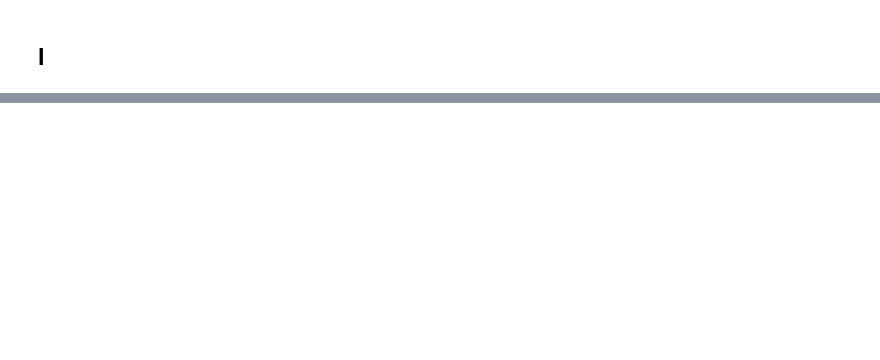
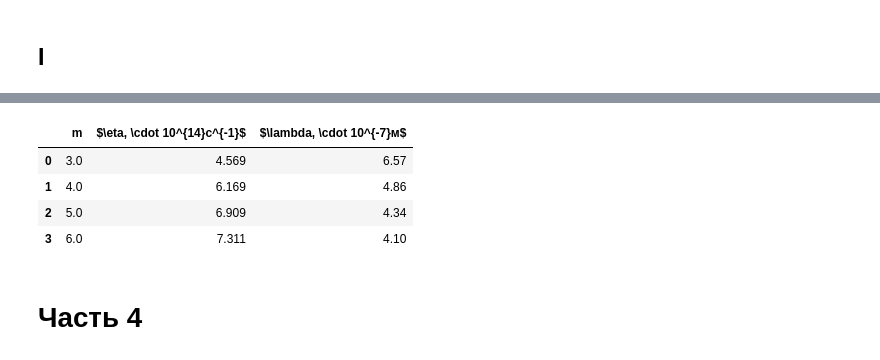
Before and after one commit to rationalex/MIPT_labs, a Jupyter notebook: 6_term/H2_Spectre.ipynb, the cells around one changed output, grey strips where cells are left out. Drawn from its saved outputs; the diff is of its cells as text; code cells hidden in the pictures; blank space fills up the shorter version.

```diff
--- a/6_term/H2_Spectre.ipynb
+++ b/6_term/H2_Spectre.ipynb
@@ -70,0 +195,22 @@ plt.show()
+# %%
+cases = np.array([
+    [3, 4.569, 6.57],
+    [4, 6.169, 4.86],
+    [5, 6.909, 4.34],
+    [6, 7.311, 4.1]
+])
+# %%
+measures = pd.DataFrame(data=cases,
+                        columns=[r"m",
+                                 r"$\eta, \cdot 10^{14}c^{-1}$",
+                                 r"$\lambda, \cdot 10^{-7}м$"])
+
+measures
+# %% [output]
+|  | m | $\eta, \cdot 10^{14}c^{-1}$ | $\lambda, \cdot 10^{-7}м$ |
+| 0 | 3.0 | 4.569 | 6.57 |
+| 1 | 4.0 | 6.169 | 4.86 |
+| 2 | 5.0 | 6.909 | 4.34 |
+| 3 | 6.0 | 7.311 | 4.10 |
+# %% [markdown]
+# Часть 4
```
Also changed, not shown: parts of 23 cells of this notebook.
